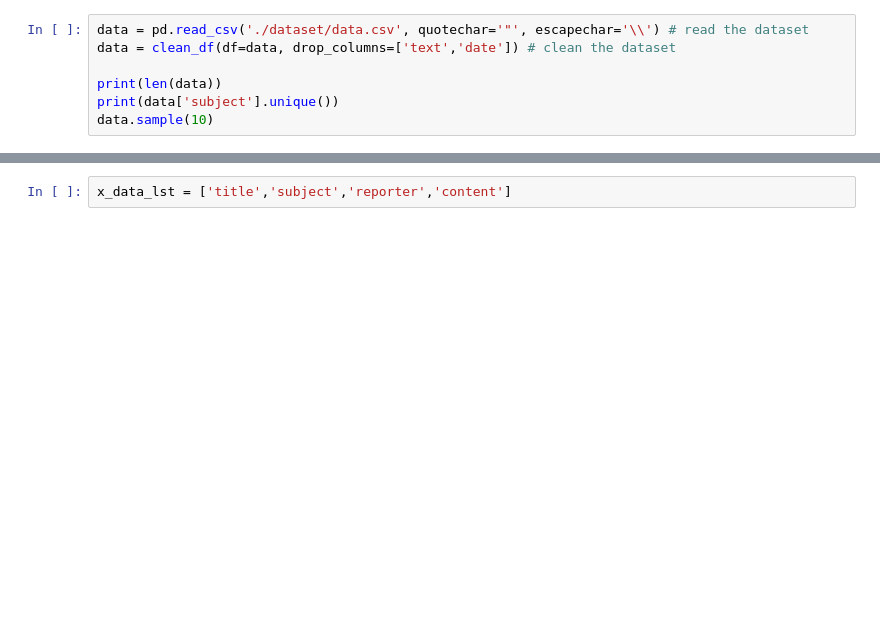
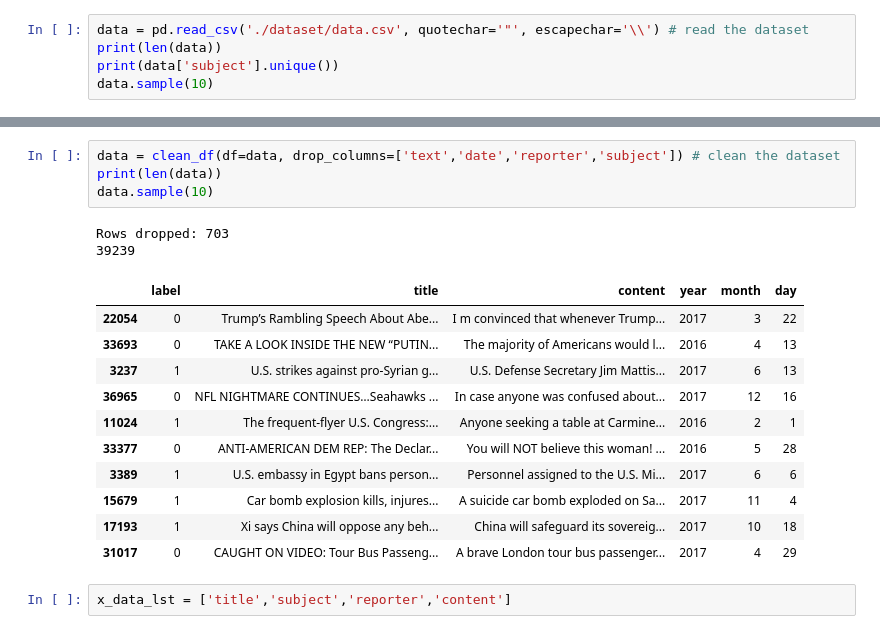
Before and after one commit to plip1e/NLP-first-project, a Jupyter notebook: main.ipynb, the cells around one changed output, grey strips where cells are left out. Saved outputs shown, nothing was run; the diff lists cells and outputs as text; blank space fills up the shorter version.

```diff
--- a/main.ipynb
+++ b/main.ipynb
@@ -22,8 +32,6 @@ from gensim.models import Word2Vec
 from sklearn.preprocessing import OneHotEncoder
 # %%
 data = pd.read_csv('./dataset/data.csv', quotechar='"', escapechar='\\') # read the dataset
-data = clean_df(df=data, drop_columns=['text','date']) # clean the dataset
-
 print(len(data))
 print(data['subject'].unique())
 data.sample(10)
@@ -30,2 +53,20 @@ data.sample(10)
+# %%
+data = clean_df(df=data, drop_columns=['text','date','reporter','subject']) # clean the dataset
+print(len(data))
+data.sample(10)
+# %% [output]
+Rows dropped: 703
+39239
+|  | label | title | content | year | month | day |
+| 22054 | 0 | Trump’s Rambling Speech About Abe... | I m convinced that whenever Trump... | 2017 | 3 | 22 |
+| 33693 | 0 | TAKE A LOOK INSIDE THE NEW “PUTIN... | The majority of Americans would l... | 2016 | 4 | 13 |
+| 3237 | 1 | U.S. strikes against pro-Syrian g... | U.S. Defense Secretary Jim Mattis... | 2017 | 6 | 13 |
+| 36965 | 0 | NFL NIGHTMARE CONTINUES…Seahawks ... | In case anyone was confused about... | 2017 | 12 | 16 |
+| 11024 | 1 | The frequent-flyer U.S. Congress:... | Anyone seeking a table at Carmine... | 2016 | 2 | 1 |
+| 33377 | 0 | ANTI-AMERICAN DEM REP: The Declar... | You will NOT believe this woman! ... | 2016 | 5 | 28 |
+| 3389 | 1 | U.S. embassy in Egypt bans person... | Personnel assigned to the U.S. Mi... | 2017 | 6 | 6 |
+| 15679 | 1 | Car bomb explosion kills, injures... | A suicide car bomb exploded on Sa... | 2017 | 11 | 4 |
+| 17193 | 1 | Xi says China will oppose any beh... | China will safeguard its sovereig... | 2017 | 10 | 18 |
+| 31017 | 0 | CAUGHT ON VIDEO: Tour Bus Passeng... | A brave London tour bus passenger... | 2017 | 4 | 29 |
 # %%
 x_data_lst = ['title','subject','reporter','content']
```
Also changed, not shown: parts of 9 cells of this notebook.
